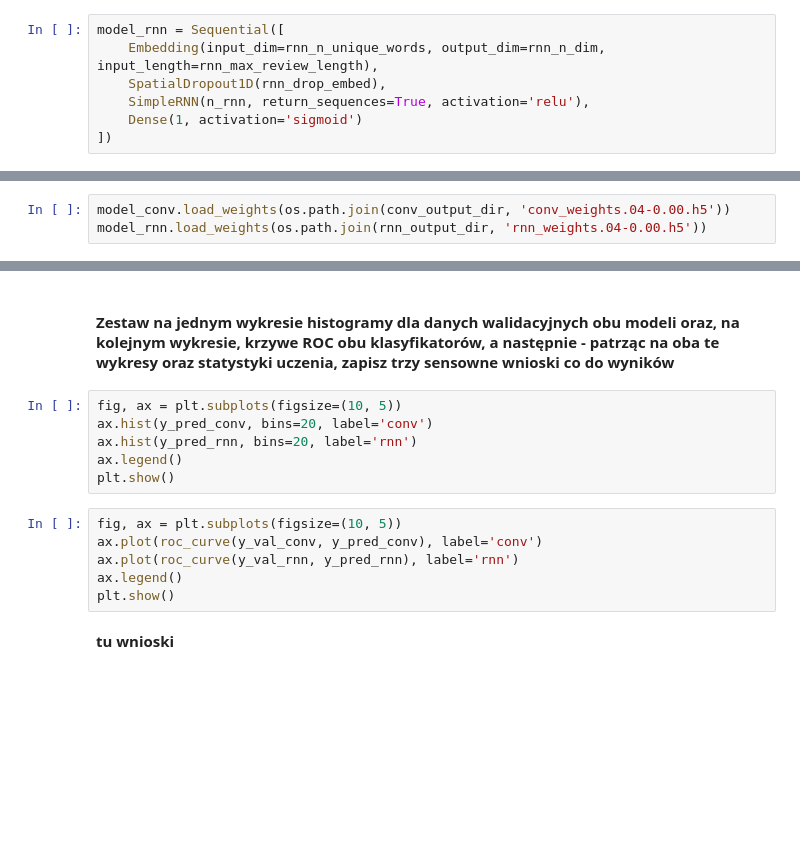
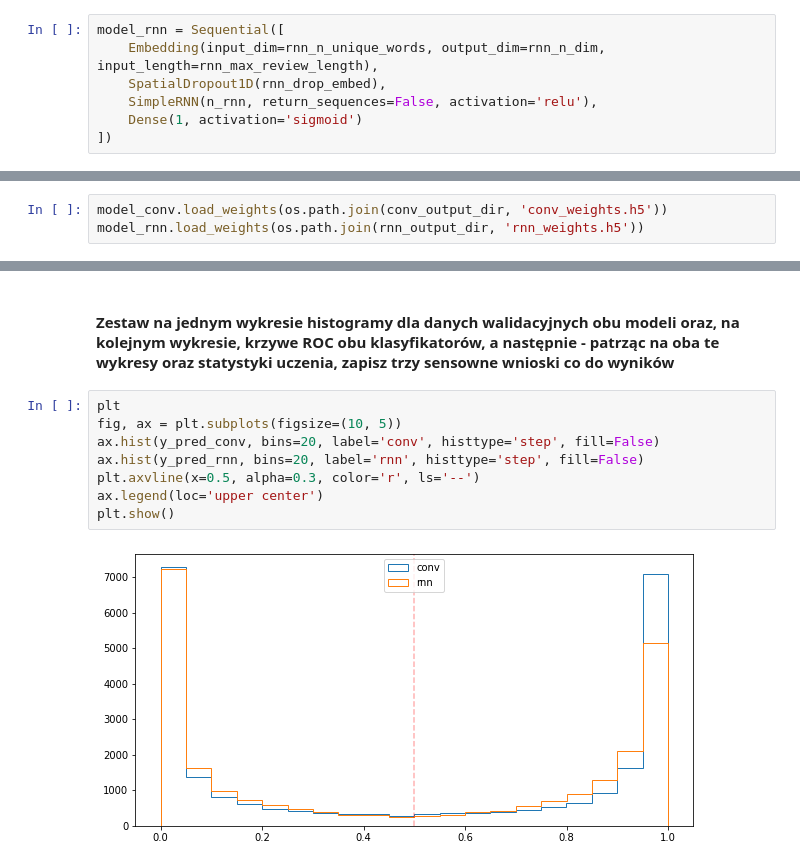
Before and after one commit to marcin-mulawa/deep_learning-cdv, a Jupyter notebook: 7. nondense_sentiment_classifiers/7. nondense_sentiment_classifiers.ipynb, the cells around one changed output, grey strips where cells are left out. Cells and saved outputs as stored; diff of their text form; blank space fills up the shorter version.

```diff
--- a/7. nondense_sentiment_classifiers/7. nondense_sentiment_classifiers.ipynb
+++ b/7. nondense_sentiment_classifiers/7. nondense_sentiment_classifiers.ipynb
@@ -108,7 +127,7 @@ model_conv.summary()
 model_rnn = Sequential([
     Embedding(input_dim=rnn_n_unique_words, output_dim=rnn_n_dim, input_length=rnn_max_review_length),
     SpatialDropout1D(rnn_drop_embed),
-    SimpleRNN(n_rnn, return_sequences=True, activation='relu'),
+    SimpleRNN(n_rnn, return_sequences=False, activation='relu'),
     Dense(1, activation='sigmoid')
 ])
 # %%
@@ -142,8 +211,8 @@ history_conv = model_conv.fit(x_train_conv, y_train_conv, epochs=conv_epochs, ba
 # %% [markdown]
 #### Wykonaj inferencję (ewaluację) obu modeli uprzednio ładując wagi z ich najlepszych epok
 # %%
-model_conv.load_weights(os.path.join(conv_output_dir, 'conv_weights.04-0.00.h5'))
-model_rnn.load_weights(os.path.join(rnn_output_dir, 'rnn_weights.04-0.00.h5'))
+model_conv.load_weights(os.path.join(conv_output_dir, 'conv_weights.h5'))
+model_rnn.load_weights(os.path.join(rnn_output_dir, 'rnn_weights.h5'))
 # %%
 # predict
 y_pred_conv = model_conv.predict(x_val_conv)
@@ -151,16 +220,12 @@ y_pred_rnn = model_rnn.predict(x_val_rnn)
 # %% [markdown]
 #### Zestaw na jednym wykresie histogramy dla danych walidacyjnych obu modeli oraz, na kolejnym wykresie, krzywe ROC obu klasyfikatorów,  a następnie - patrząc na oba te wykresy oraz statystyki uczenia, zapisz trzy sensowne wnioski co do wyników
 # %%
+plt
 fig, ax = plt.subplots(figsize=(10, 5))
-ax.hist(y_pred_conv, bins=20, label='conv')
-ax.hist(y_pred_rnn, bins=20, label='rnn')
-ax.legend()
+ax.hist(y_pred_conv, bins=20, label='conv', histtype='step', fill=False)
+ax.hist(y_pred_rnn, bins=20, label='rnn', histtype='step', fill=False)
+plt.axvline(x=0.5, alpha=0.3, color='r', ls='--')
+ax.legend(loc='upper center')
 plt.show()
+# %% [output]
+[figure, added]
-# %%
-fig, ax = plt.subplots(figsize=(10, 5))
-ax.plot(roc_curve(y_val_conv, y_pred_conv), label='conv')
-ax.plot(roc_curve(y_val_rnn, y_pred_rnn), label='rnn')
-ax.legend()
-plt.show()
-# %% [markdown]
-**tu wnioski**
```
Also changed, not shown: parts of 7 cells of this notebook.
